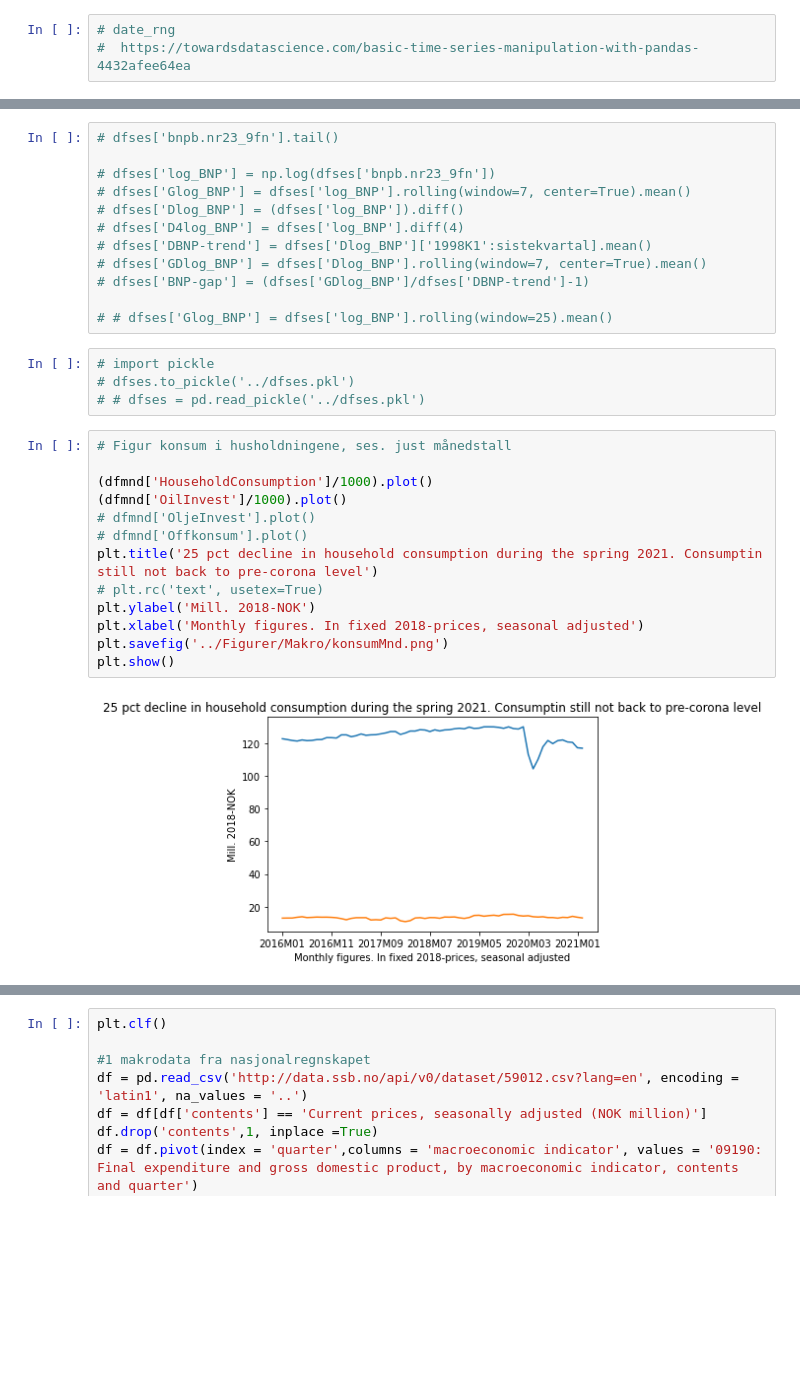
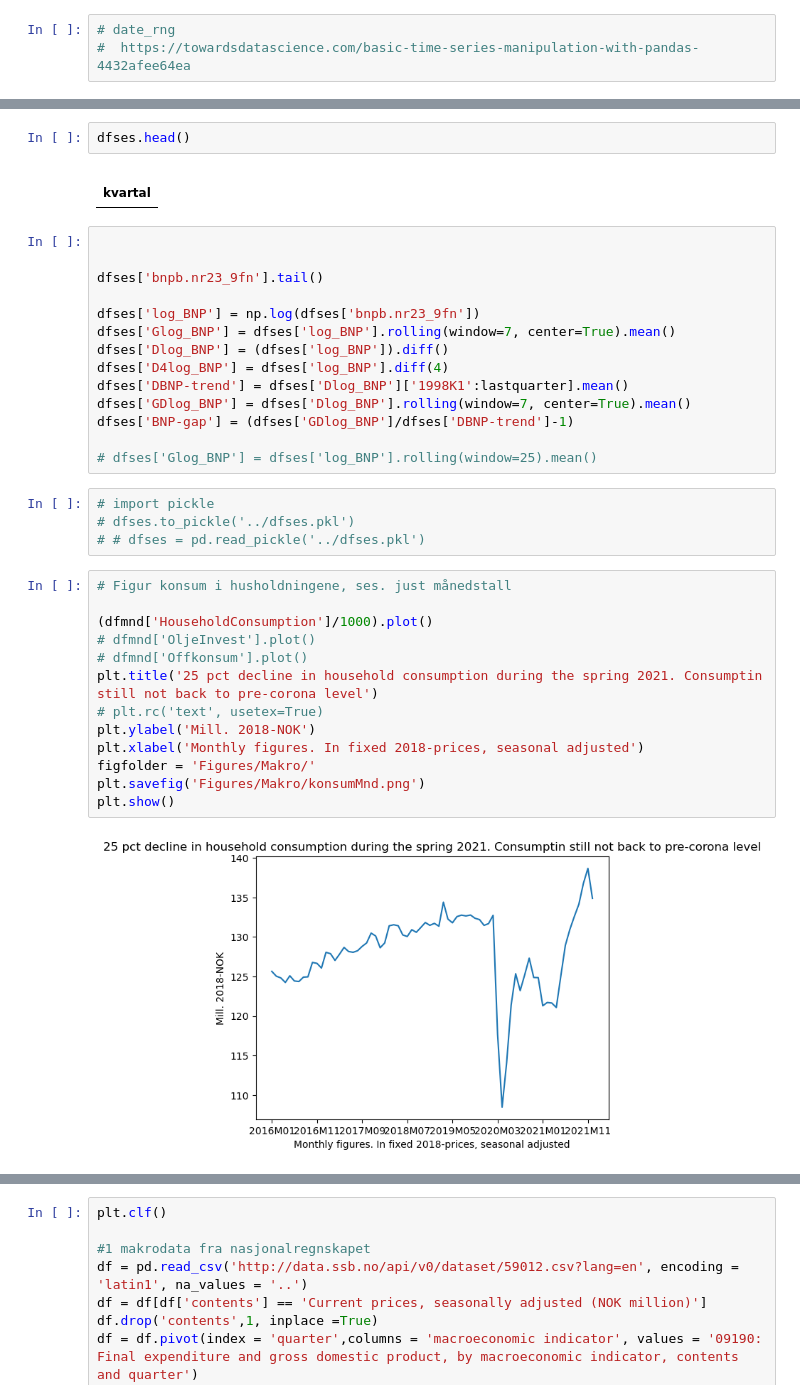
Before and after one commit to DataScienceLead/RealInvestment, a Jupyter notebook: makrofigures.ipynb, the cells around one changed output, grey strips where cells are left out. Cells and saved outputs as stored; diff of their text form; blank space fills up the shorter version.

```diff
--- a/makrofigures.ipynb
+++ b/makrofigures.ipynb
@@ -86,15 +103,22 @@ dfmnd.tail()
+# %%
+dfses.head()
+# %% [output]
+|  |
+| kvartal |
 # %%
-# dfses['bnpb.nr23_9fn'].tail()
 
-# dfses['log_BNP'] = np.log(dfses['bnpb.nr23_9fn'])
-# dfses['Glog_BNP'] = dfses['log_BNP'].rolling(window=7, center=True).mean()
-# dfses['Dlog_BNP'] = (dfses['log_BNP']).diff()
-# dfses['D4log_BNP'] = dfses['log_BNP'].diff(4)
-# dfses['DBNP-trend'] = dfses['Dlog_BNP']['1998K1':sistekvartal].mean()
-# dfses['GDlog_BNP'] = dfses['Dlog_BNP'].rolling(window=7, center=True).mean()
-# dfses['BNP-gap'] = (dfses['GDlog_BNP']/dfses['DBNP-trend']-1)
 
-# # dfses['Glog_BNP'] = dfses['log_BNP'].rolling(window=25).mean()
+dfses['bnpb.nr23_9fn'].tail()
+
+dfses['log_BNP'] = np.log(dfses['bnpb.nr23_9fn'])
+dfses['Glog_BNP'] = dfses['log_BNP'].rolling(window=7, center=True).mean()
+dfses['Dlog_BNP'] = (dfses['log_BNP']).diff()
+dfses['D4log_BNP'] = dfses['log_BNP'].diff(4)
+dfses['DBNP-trend'] = dfses['Dlog_BNP']['1998K1':lastquarter].mean()
+dfses['GDlog_BNP'] = dfses['Dlog_BNP'].rolling(window=7, center=True).mean()
+dfses['BNP-gap'] = (dfses['GDlog_BNP']/dfses['DBNP-trend']-1)
+
+# dfses['Glog_BNP'] = dfses['log_BNP'].rolling(window=25).mean()
 # %%
 # import pickle
 # dfses.to_pickle('../dfses.pkl')
@@ -102,18 +126,18 @@ dfmnd.tail()
 # %%
 # Figur konsum i husholdningene, ses. just månedstall
 
 (dfmnd['HouseholdConsumption']/1000).plot()
-(dfmnd['OilInvest']/1000).plot()
 # dfmnd['OljeInvest'].plot()
 # dfmnd['Offkonsum'].plot()
 plt.title('25 pct decline in household consumption during the spring 2021. Consumptin still not back to pre-corona level')
 # plt.rc('text', usetex=True)
 plt.ylabel('Mill. 2018-NOK')
 plt.xlabel('Monthly figures. In fixed 2018-prices, seasonal adjusted')
-plt.savefig('../Figurer/Makro/konsumMnd.png')
+figfolder = 'Figures/Makro/'
+plt.savefig('Figures/Makro/konsumMnd.png')
 plt.show()
 # %% [output]
-[figure, old version]
+[figure, new version]
 # %%
 # Figur konsum i husholdningene, ses. just månedstall
 
```
Also changed, not shown: parts of 64 cells of this notebook, 24 other files.
